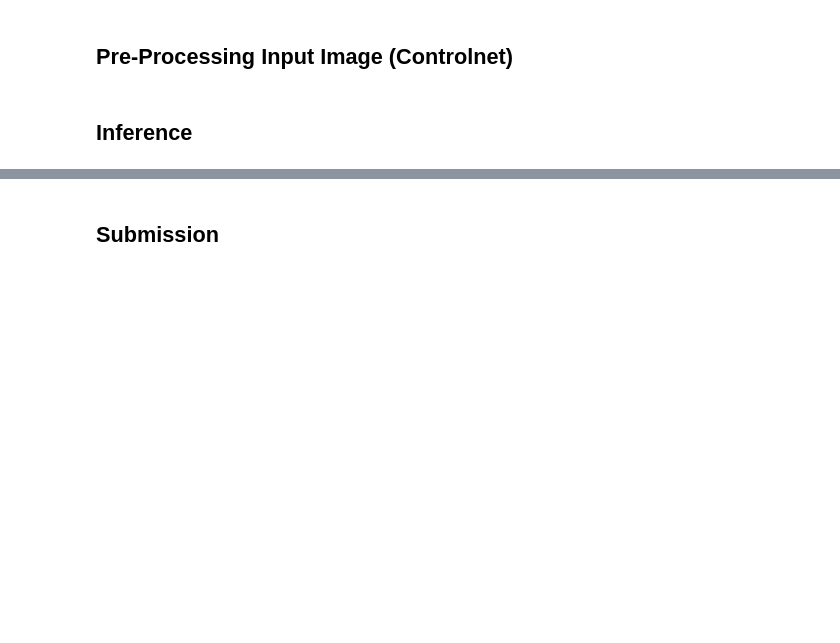
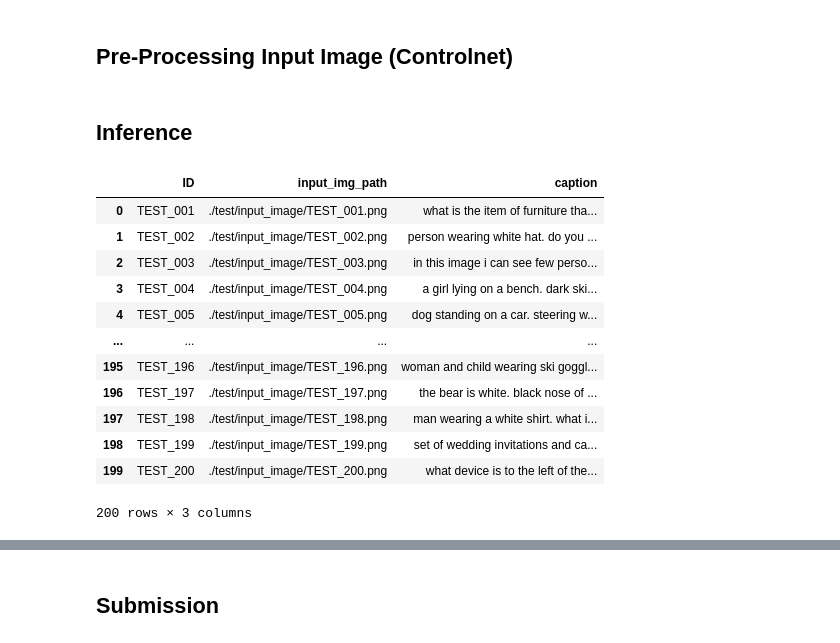
Before and after one commit to DSjayjang/Project, a Jupyter notebook: Colorization/baseline.ipynb, the cells around one changed output, grey strips where cells are left out. Cells and saved outputs as stored; diff of their text form; code cells hidden in the pictures; blank space fills up the shorter version.

```diff
--- a/Colorization/baseline.ipynb
+++ b/Colorization/baseline.ipynb
@@ -78,7 +69,25 @@ def preprocess_for_controlnet(image: Image.Image, detector_type: str = "canny")
 # %% [markdown]
 ## Inference
 # %%
+import os
+os.chdir(r'C:\Users\user\Desktop\연구\6. Colorization') # pcrl
+
 test_df = pd.read_csv('./test.csv')
+test_df
+# %% [output]
+|  | ID | input_img_path | caption |
+| 0 | TEST_001 | ./test/input_image/TEST_001.png | what is the item of furniture tha... |
+| 1 | TEST_002 | ./test/input_image/TEST_002.png | person wearing white hat. do you ... |
+| 2 | TEST_003 | ./test/input_image/TEST_003.png | in this image i can see few perso... |
+| 3 | TEST_004 | ./test/input_image/TEST_004.png | a girl lying on a bench. dark ski... |
+| 4 | TEST_005 | ./test/input_image/TEST_005.png | dog standing on a car. steering w... |
+| ... | ... | ... | ... |
+| 195 | TEST_196 | ./test/input_image/TEST_196.png | woman and child wearing ski goggl... |
+| 196 | TEST_197 | ./test/input_image/TEST_197.png | the bear is white. black nose of ... |
+| 197 | TEST_198 | ./test/input_image/TEST_198.png | man wearing a white shirt. what i... |
+| 198 | TEST_199 | ./test/input_image/TEST_199.png | set of wedding invitations and ca... |
+| 199 | TEST_200 | ./test/input_image/TEST_200.png | what device is to the left of the... |
+200 rows × 3 columns
 # %%
 out_imgs = []
 out_img_names = []
```
Also changed, not shown: parts of 2 cells of this notebook, 3 other files.
